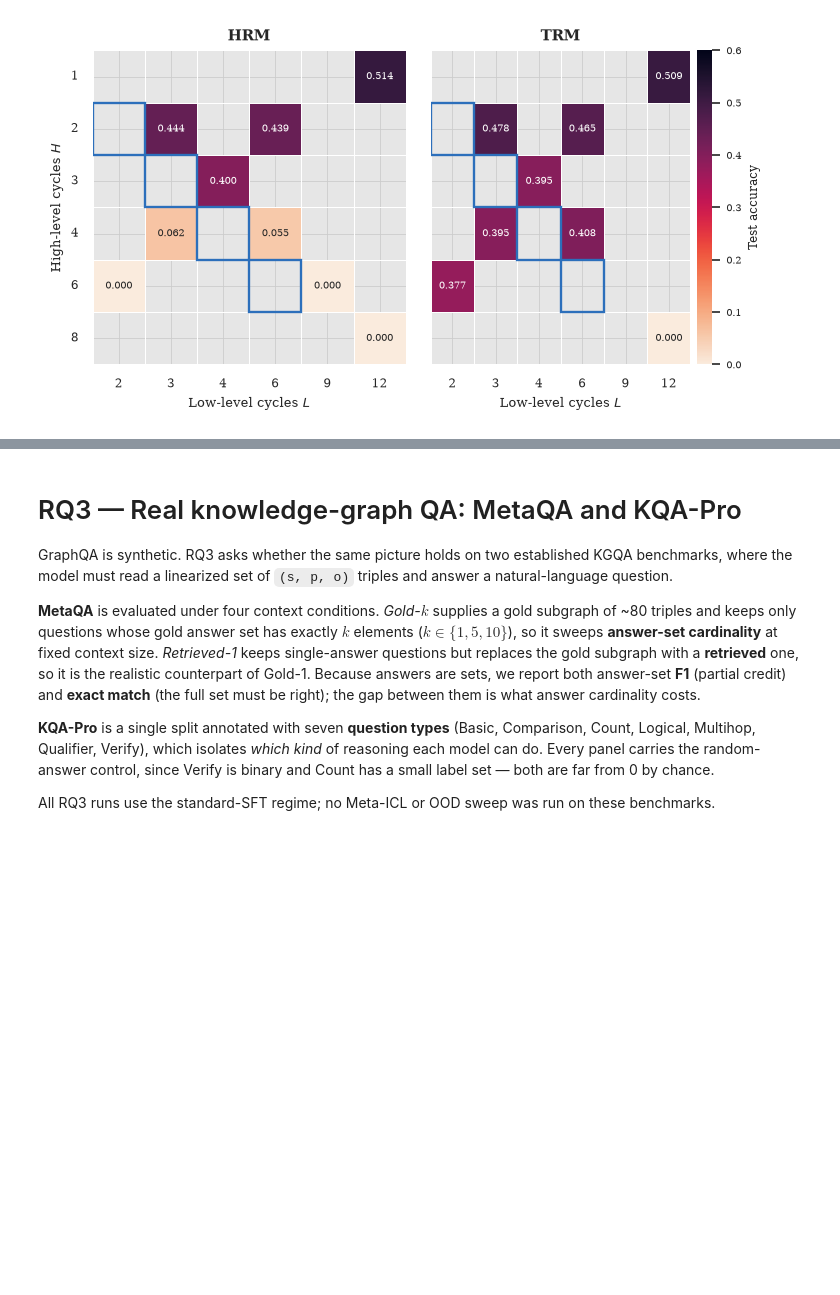
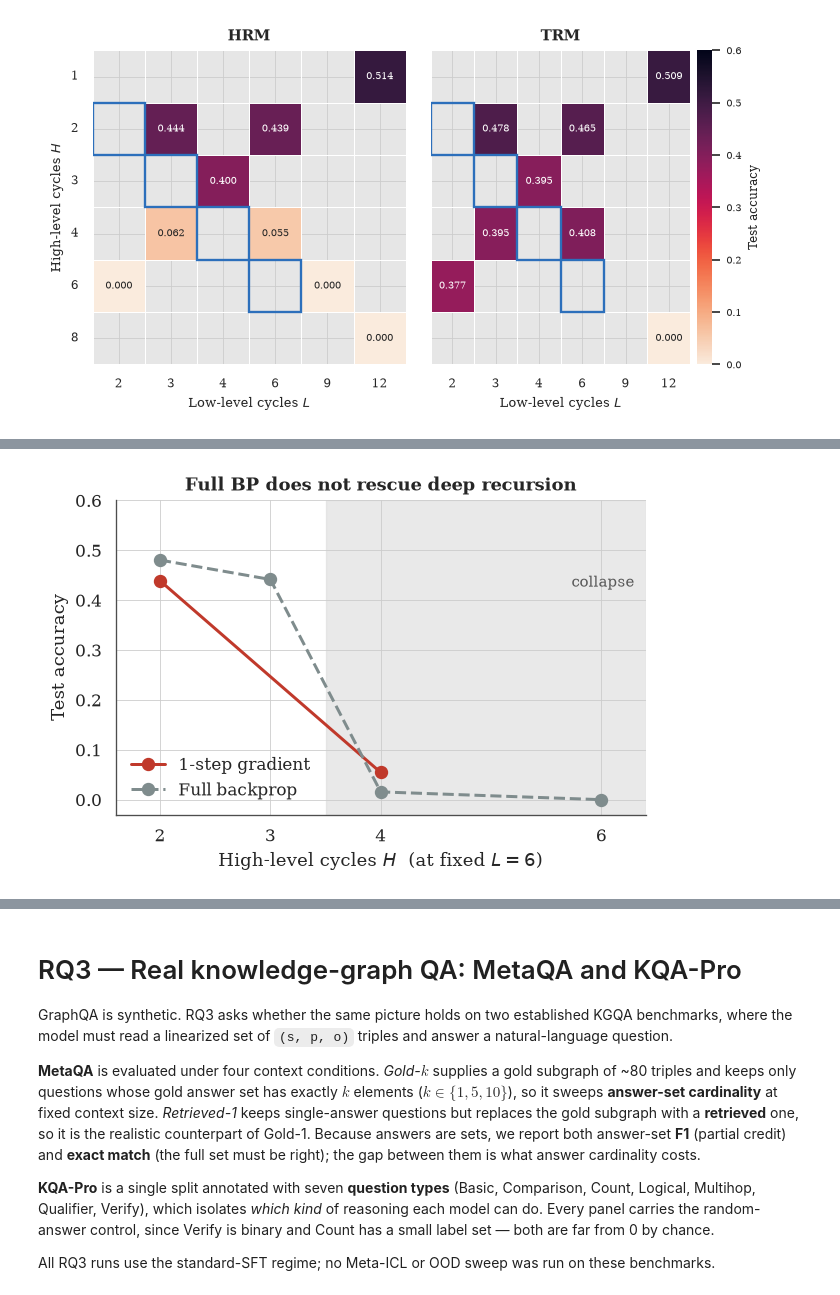
Before and after one commit to MariusAAROS/HRM-Text-for-Graphs, a Jupyter notebook: report/paper_results.ipynb, the cells around one changed output, grey strips where cells are left out. Saved outputs shown, nothing was run; the diff lists cells and outputs as text; code cells hidden in the pictures; blank space fills up the shorter version.

Commit message:
bp results

```diff
--- a/report/paper_results.ipynb
+++ b/report/paper_results.ipynb
@@ -64,6 +64,9 @@ ARCH_LABELS = {
 
 DIRECT, META_ICL = "Standard SFT", "Meta-ICL"
 
+# Gradient regimes compared in the recursion study (RQ2.1').
+TRUNC_BP, FULL_BP = "1-step gradient", "Full backprop"
+
 # The 11 GraphQA reasoning tasks (column suffixes in the performance data).
 GRAPH_TASKS = [
     "ConnectedNodes", "CycleCheck", "DisconnectedNodes", "EdgeCount",
@@ -92,11 +95,13 @@ def read_wandb_csv(path):
     return pd.read_csv(io.StringIO("\n".join(unwrapped)))
 
 
-ablation_data = read_wandb_csv("data/results/ablation_data.csv")
+RESULTS_DIR = Path("data/results")
+
+ablation_data = read_wandb_csv(RESULTS_DIR / "ablation_data.csv")
 
 # The v2 exports are plain CSVs, one file per (model family, evaluation split). Column
 # *order* differs between families, so concat aligns on names and NaN-fills the rest.
-V2_DIR = Path("data/results/v2")
+V2_DIR = RESULTS_DIR / "v2"
 V2_FAMILIES = ["baseline", "meta-icl", "hrm", "hrm-meta-icl"]
 # Late additions, evaluated in-distribution only: no Meta-ICL and no OOD sweep.
 V2_ID_ONLY = ["additional_baselines"]
@@ -711,0 +776,32 @@ plot_hl_heatmaps()
+# %%
+# Single-column figure: accuracy vs. recursion depth at fixed L, one line per gradient
+# regime. The truncated sweep covers fewer H values, so the lines are plotted per-regime.
+def plot_bp_truncation(fname="ablation_full_bp"):
+    h_vals = sorted(bp["H"].unique())
+    fig, ax = plt.subplots(figsize=(COL_W * 1.7, 3.4))
+
+    # Depths at which the truncated model has already collapsed.
+    ax.axvspan(3.5, h_vals[-1] + 0.4, color="0.88", alpha=0.7, zorder=0)
+    ax.text(h_vals[-1] + 0.3, 0.45, "collapse", fontsize=9, color="0.35",
+            ha="right", va="top")
+
+    for regime, color, style in [(TRUNC_BP, ACCENT, "-"), (FULL_BP, MUTED, "--")]:
+        sub = bp[bp["bp"] == regime].sort_values("H")
+        ax.plot(sub["H"], sub["accuracy"], style, marker="o", markersize=7,
+                linewidth=1.8, color=color, label=regime, zorder=3)
+
+    ax.set_xticks(h_vals)
+    ax.set_xlim(h_vals[0] - 0.4, h_vals[-1] + 0.4)
+    ax.set_ylim(-0.03, 0.6)
+    ax.set_xlabel(f"High-level cycles $H$  (at fixed $L = {L_FIXED}$)")
+    ax.set_ylabel("Test accuracy")
+    ax.set_title("Full BP does not rescue deep recursion")
+    ax.legend(title="")
+    sns.despine(ax=ax)
+    save_fig(fig, fname)
+    plt.show()
+
+
+plot_bp_truncation()
+# %% [output]
+[figure, added]
```
Also changed, not shown: parts of 6 cells of this notebook, 11 other files.
